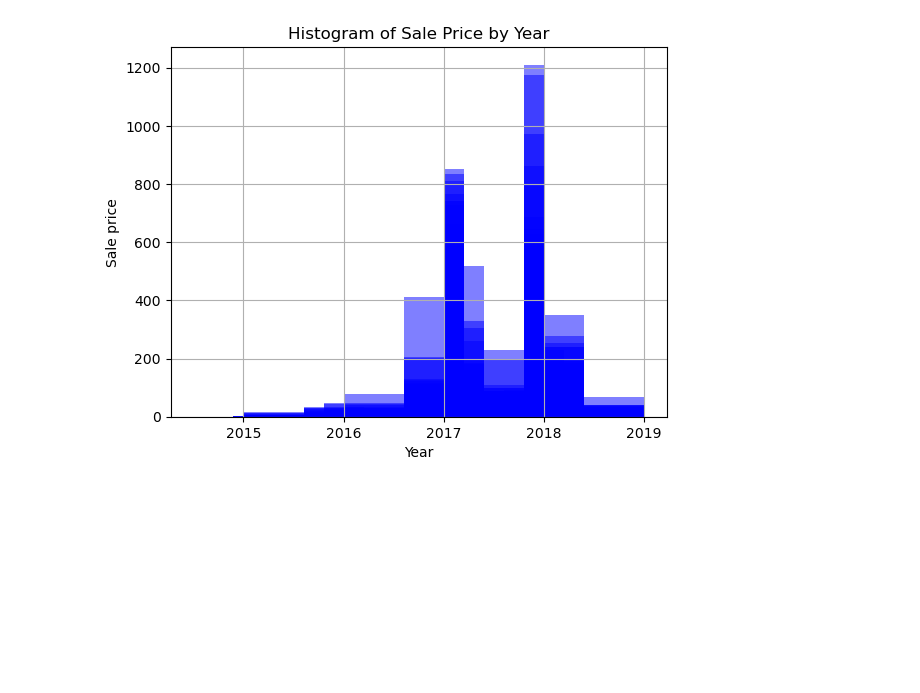
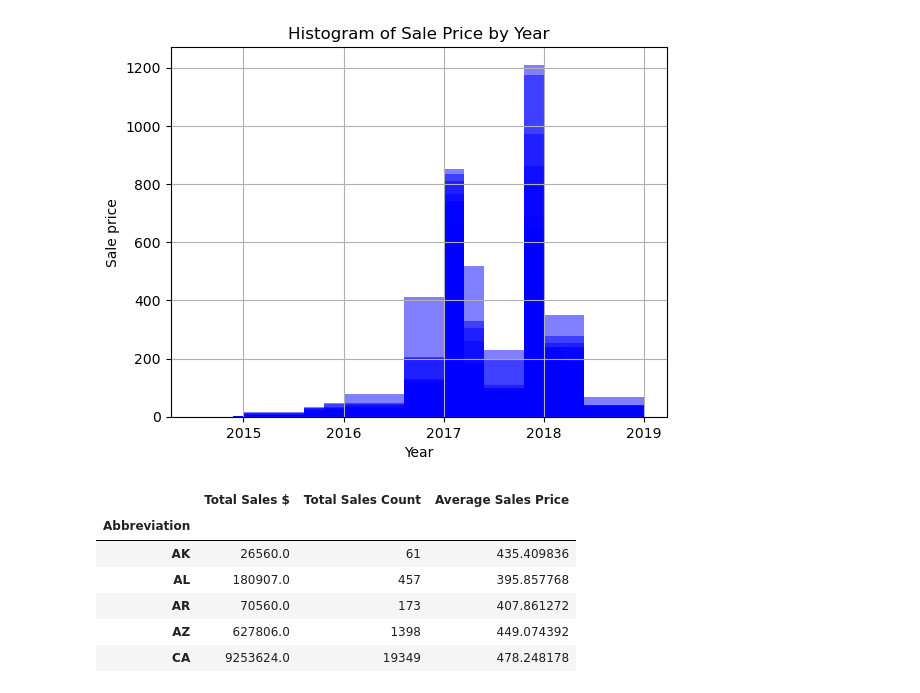
Before and after one commit to melissaa06/SNKRS_R_US, a Jupyter notebook: SneakerPy.ipynb, the cells around one changed output. Saved outputs shown, nothing was run; the diff lists cells and outputs as text; code cells hidden in the pictures; blank space fills up the shorter version.

```diff
--- a/SneakerPy.ipynb
+++ b/SneakerPy.ipynb
@@ -140,0 +147,15 @@ plt.show()
+# %%
+#Create df for state summary
+stategrouped_summary = pd.DataFrame({"Total Sales $": stategrouped_price,
+                                     "Total Sales Count": stategrouped_count,
+                                     "Average Sales Price": stategrouped_mean
+                                     })
+stategrouped_summary.head()
+# %% [output]
+|  | Total Sales $ | Total Sales Count | Average Sales Price |
+| Abbreviation |  |  |  |
+| AK | 26560.0 | 61 | 435.409836 |
+| AL | 180907.0 | 457 | 395.857768 |
+| AR | 70560.0 | 173 | 407.861272 |
+| AZ | 627806.0 | 1398 | 449.074392 |
+| CA | 9253624.0 | 19349 | 478.248178 |
```
Also changed, not shown: parts of 3 cells of this notebook.
